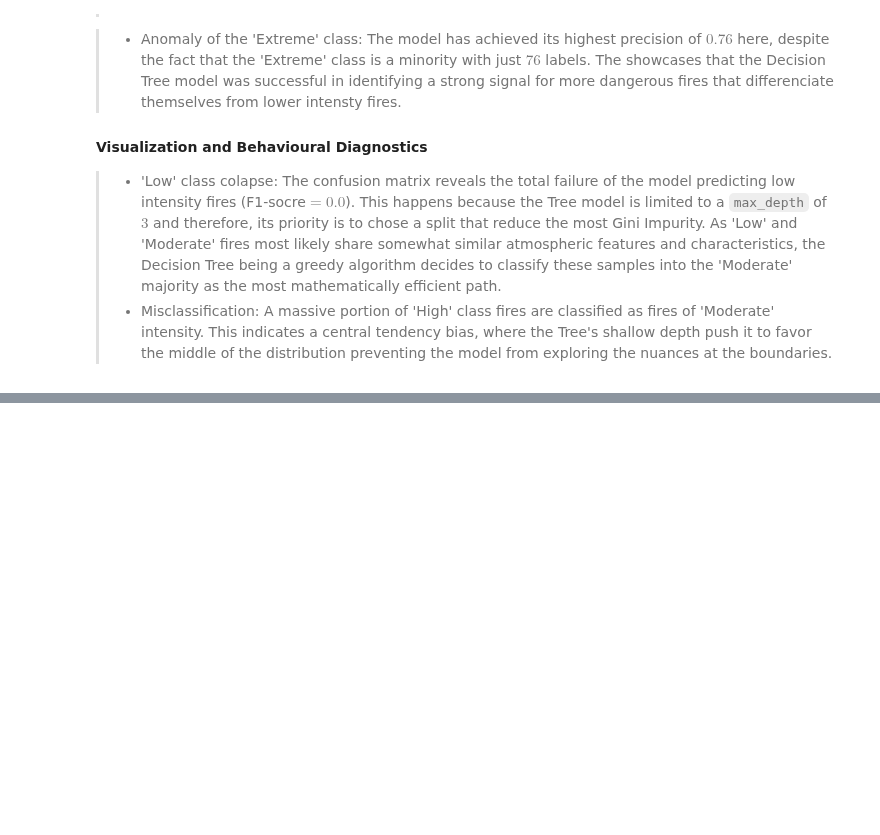
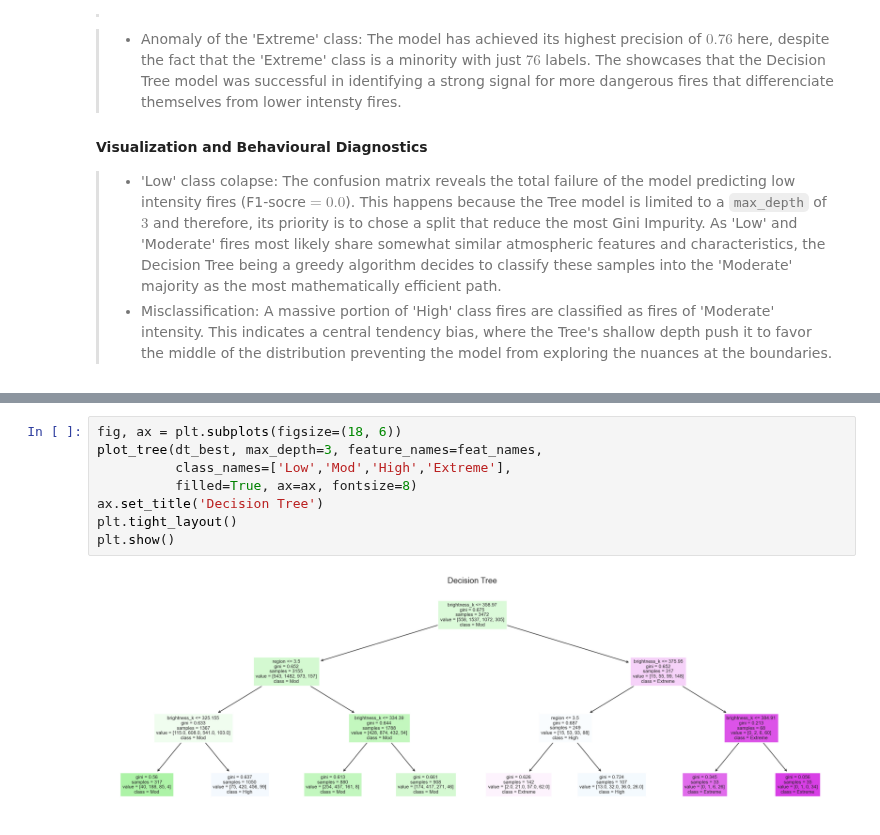
Before and after one commit to wadamiru/manual-ml, a Jupyter notebook: ML-A2/project_wildfire.ipynb, the cells around one changed output, grey strips where cells are left out. Drawn from its saved outputs; the diff is of its cells as text; blank space fills up the shorter version.

```diff
--- a/ML-A2/project_wildfire.ipynb
+++ b/ML-A2/project_wildfire.ipynb
@@ -651,0 +668,10 @@ The baseline Decision Tree model showcases a stable yet limited predictive capac
+# %%
+fig, ax = plt.subplots(figsize=(18, 6))
+plot_tree(dt_best, max_depth=3, feature_names=feat_names,
+          class_names=['Low','Mod','High','Extreme'],
+          filled=True, ax=ax, fontsize=8)
+ax.set_title('Decision Tree')
+plt.tight_layout()
+plt.show()
+# %% [output]
+[figure, added]
```
Also changed, not shown: parts of 31 cells of this notebook, 3 other files.
